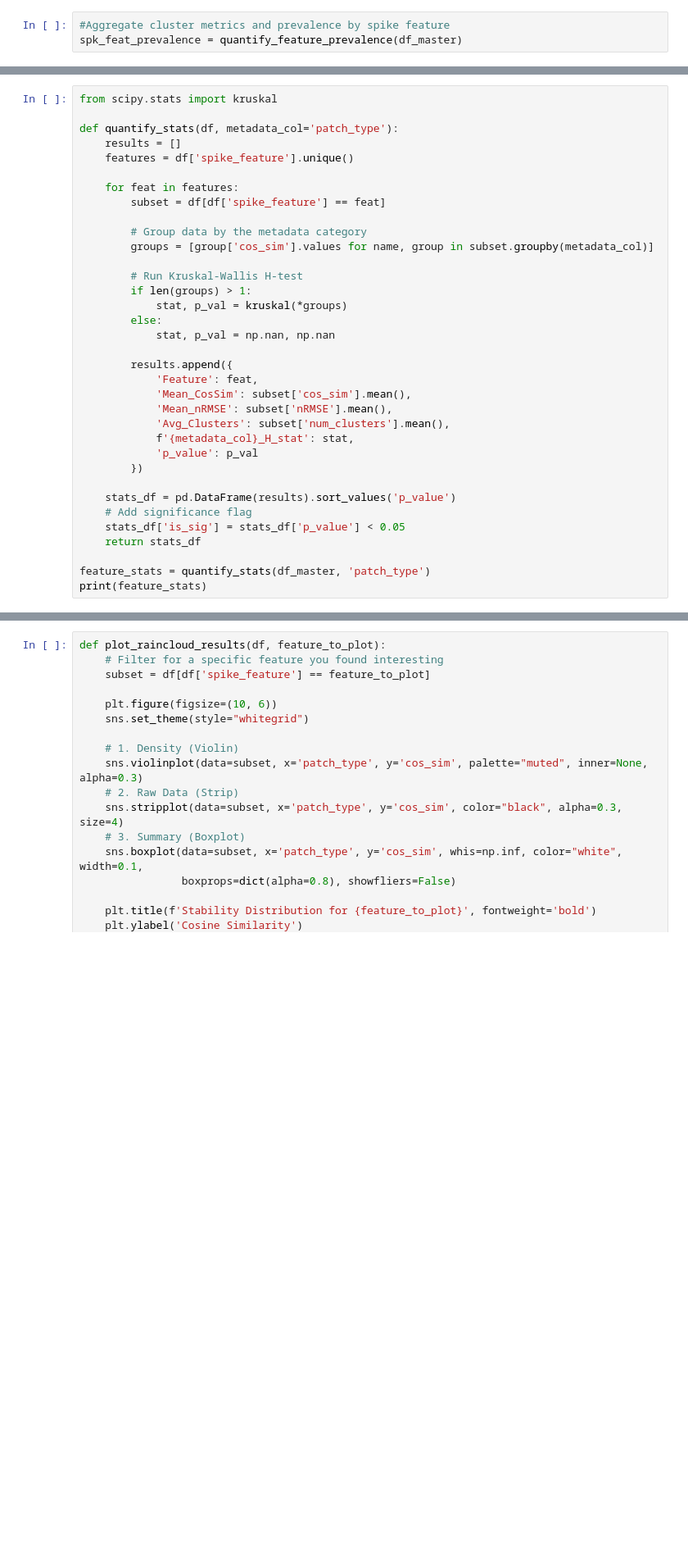
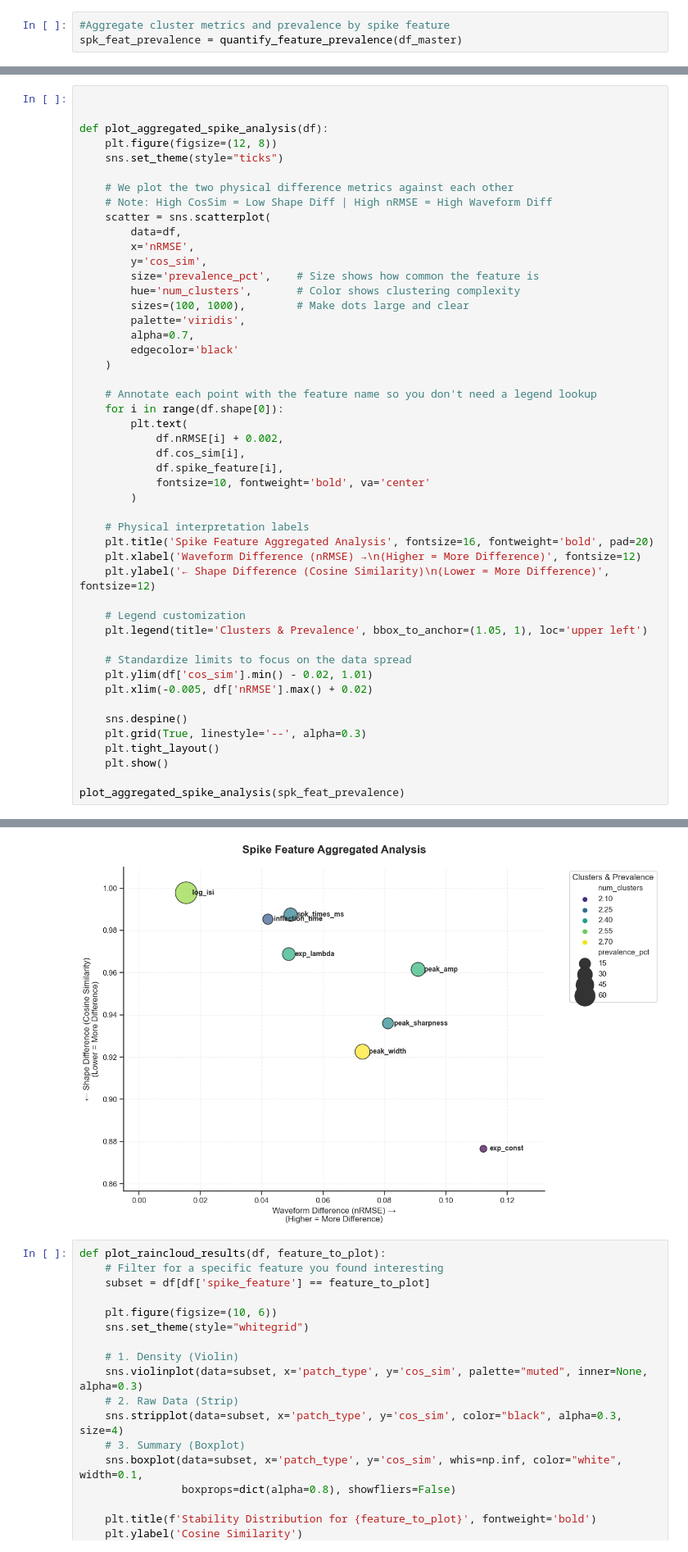
Before and after one commit to voytekresearch/spikewise, a Jupyter notebook: datasets/spe-1/spe1_patch_LFP_analysis/cluster_analyses/all_cluster_comparison.ipynb, the cells around one changed output, grey strips where cells are left out. Shown at 82% size. Drawn from its saved outputs; the diff is of its cells as text; blank space fills up the shorter version.

Commit message:
aggregated plotting

```diff
--- a/datasets/spe-1/spe1_patch_LFP_analysis/cluster_analyses/all_cluster_comparison.ipynb
+++ b/datasets/spe-1/spe1_patch_LFP_analysis/cluster_analyses/all_cluster_comparison.ipynb
@@ -78,36 +90,49 @@ spk_feat_prevalence = quantify_feature_prevalence(df_master)
 # %%
-from scipy.stats import kruskal
 
-def quantify_stats(df, metadata_col='patch_type'):
-    results = []
-    features = df['spike_feature'].unique()
 
-    for feat in features:
-        subset = df[df['spike_feature'] == feat]
+def plot_aggregated_spike_analysis(df):
+    plt.figure(figsize=(12, 8))
+    sns.set_theme(style="ticks")
 
-        # Group data by the metadata category
-        groups = [group['cos_sim'].values for name, group in subset.groupby(metadata_col)]
+    # We plot the two physical difference metrics against each other
+    # Note: High CosSim = Low Shape Diff | High nRMSE = High Waveform Diff
+    scatter = sns.scatterplot(
+        data=df,
+        x='nRMSE',
+        y='cos_sim',
+        size='prevalence_pct',    # Size shows how common the feature is
+        hue='num_clusters',       # Color shows clustering complexity
+        sizes=(100, 1000),        # Make dots large and clear
+        palette='viridis',
+        alpha=0.7,
+        edgecolor='black'
+    )
 
-        # Run Kruskal-Wallis H-test
-        if len(groups) > 1:
-            stat, p_val = kruskal(*groups)
-        else:
-            stat, p_val = np.nan, np.nan
+    # Annotate each point with the feature name so you don't need a legend lookup
+    for i in range(df.shape[0]):
+        plt.text(
+            df.nRMSE[i] + 0.002,
+            df.cos_sim[i],
+            df.spike_feature[i],
+            fontsize=10, fontweight='bold', va='center'
+        )
 
-        results.append({
-            'Feature': feat,
-            'Mean_CosSim': subset['cos_sim'].mean(),
-            'Mean_nRMSE': subset['nRMSE'].mean(),
-            'Avg_Clusters': subset['num_clusters'].mean(),
-            f'{metadata_col}_H_stat': stat,
-            'p_value': p_val
-        })
+    # Physical interpretation labels
+    plt.title('Spike Feature Aggregated Analysis', fontsize=16, fontweight='bold', pad=20)
+    plt.xlabel('Waveform Difference (nRMSE) →\n(Higher = More Difference)', fontsize=12)
+    plt.ylabel('← Shape Difference (Cosine Similarity)\n(Lower = More Difference)', fontsize=12)
 
-    stats_df = pd.DataFrame(results).sort_values('p_value')
-    # Add significance flag
-    stats_df['is_sig'] = stats_df['p_value'] < 0.05
-    return stats_df
+    # Legend customization
+    plt.legend(title='Clusters & Prevalence', bbox_to_anchor=(1.05, 1), loc='upper left')
 
-feature_stats = quantify_stats(df_master, 'patch_type')
-print(feature_stats)
+    # Standardize limits to focus on the data spread
+    plt.ylim(df['cos_sim'].min() - 0.02, 1.01)
+    plt.xlim(-0.005, df['nRMSE'].max() + 0.02)
+
+    sns.despine()
+    plt.grid(True, linestyle='--', alpha=0.3)
+    plt.tight_layout()
+    plt.show()
+
+plot_aggregated_spike_analysis(spk_feat_prevalence)
 # %% [output]
@@ -131,3 +139,4 @@ print(feature_stats)
+[figure, added]
 # %%
 def plot_raincloud_results(df, feature_to_plot):
     # Filter for a specific feature you found interesting
```
Also changed, not shown: parts of 2 cells of this notebook.
